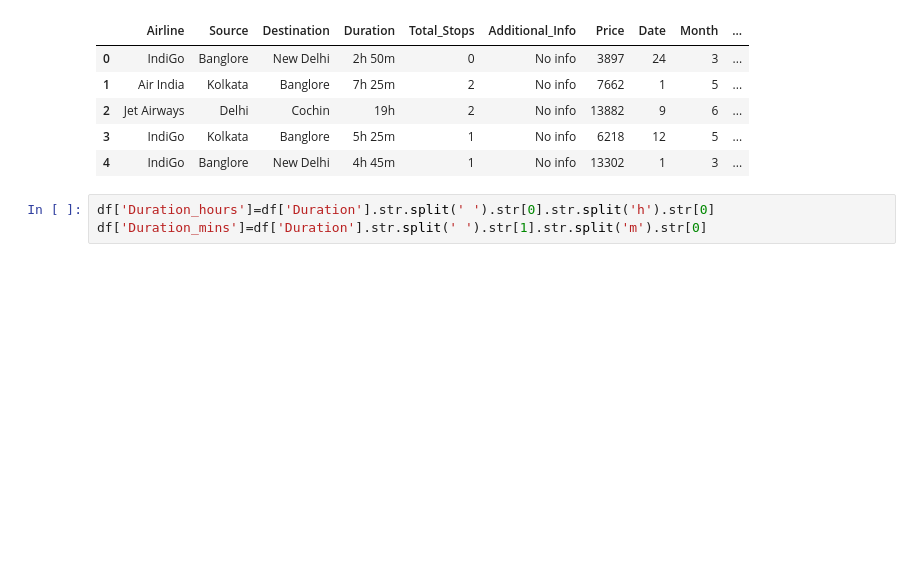
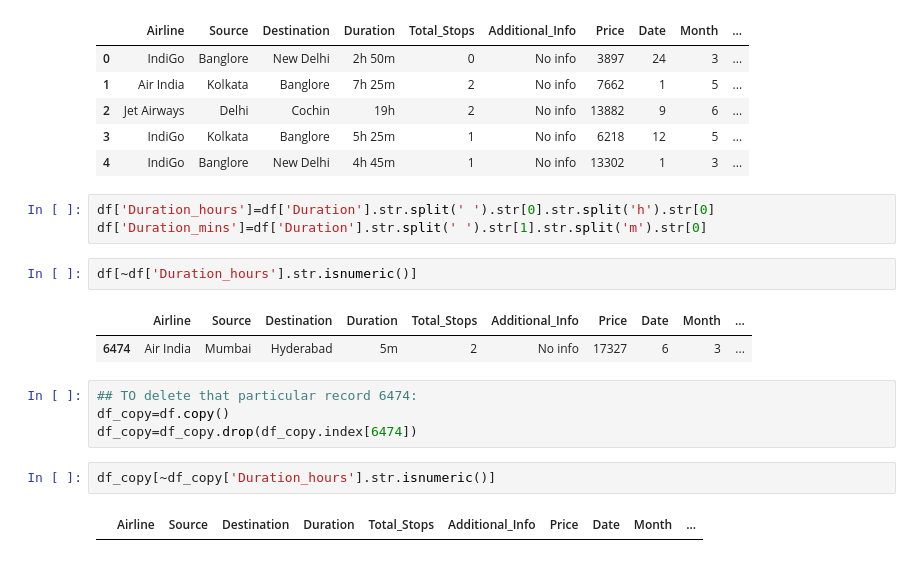
Before and after one commit to Jothimalar1997/Exploratory-Data-Analysis, a Jupyter notebook: EDA_and_Feature_Engineering_Flight_Price.ipynb, the cells around one changed output. Saved outputs shown, nothing was run; the diff lists cells and outputs as text; blank space fills up the shorter version.

```diff
--- a/EDA_and_Feature_Engineering_Flight_Price.ipynb
+++ b/EDA_and_Feature_Engineering_Flight_Price.ipynb
@@ -229,4 +229,17 @@ df.head()
 # %%
 df['Duration_hours']=df['Duration'].str.split(' ').str[0].str.split('h').str[0]
 df['Duration_mins']=df['Duration'].str.split(' ').str[1].str.split('m').str[0]
+# %%
+df[~df['Duration_hours'].str.isnumeric()]
+# %% [output]
+|  | Airline | Source | Destination | Duration | Total_Stops | Additional_Info | Price | Date | Month | ... |
+| 6474 | Air India | Mumbai | Hyderabad | 5m | 2 | No info | 17327 | 6 | 3 | ... |
+# %%
+## TO delete that particular record 6474:
+df_copy=df.copy()
+df_copy=df_copy.drop(df_copy.index[6474])
+# %%
+df_copy[~df_copy['Duration_hours'].str.isnumeric()]
+# %% [output]
+|  | Airline | Source | Destination | Duration | Total_Stops | Additional_Info | Price | Date | Month | ... |
 # %%
```
Also changed, not shown: parts of 13 cells of this notebook.
